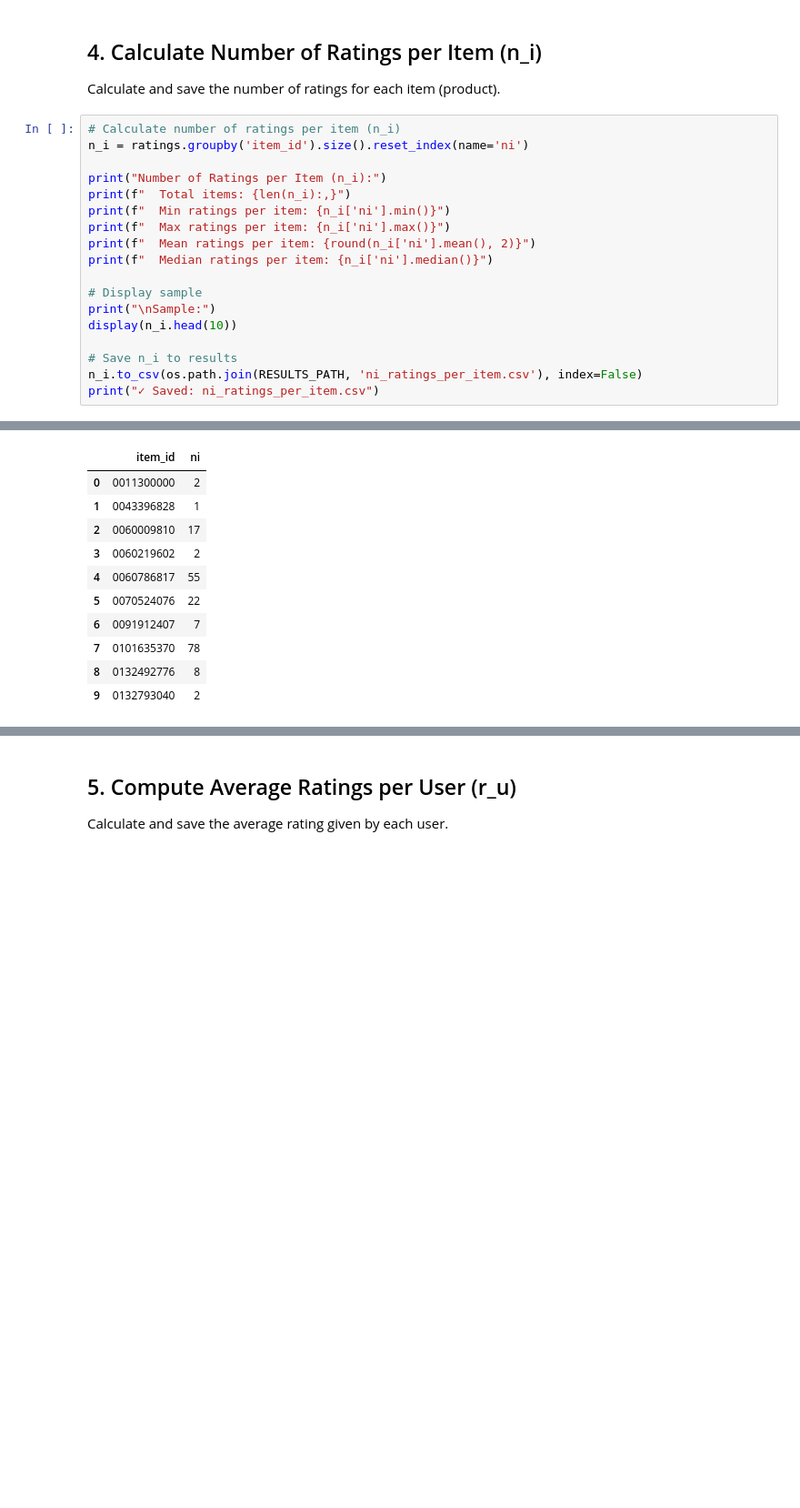
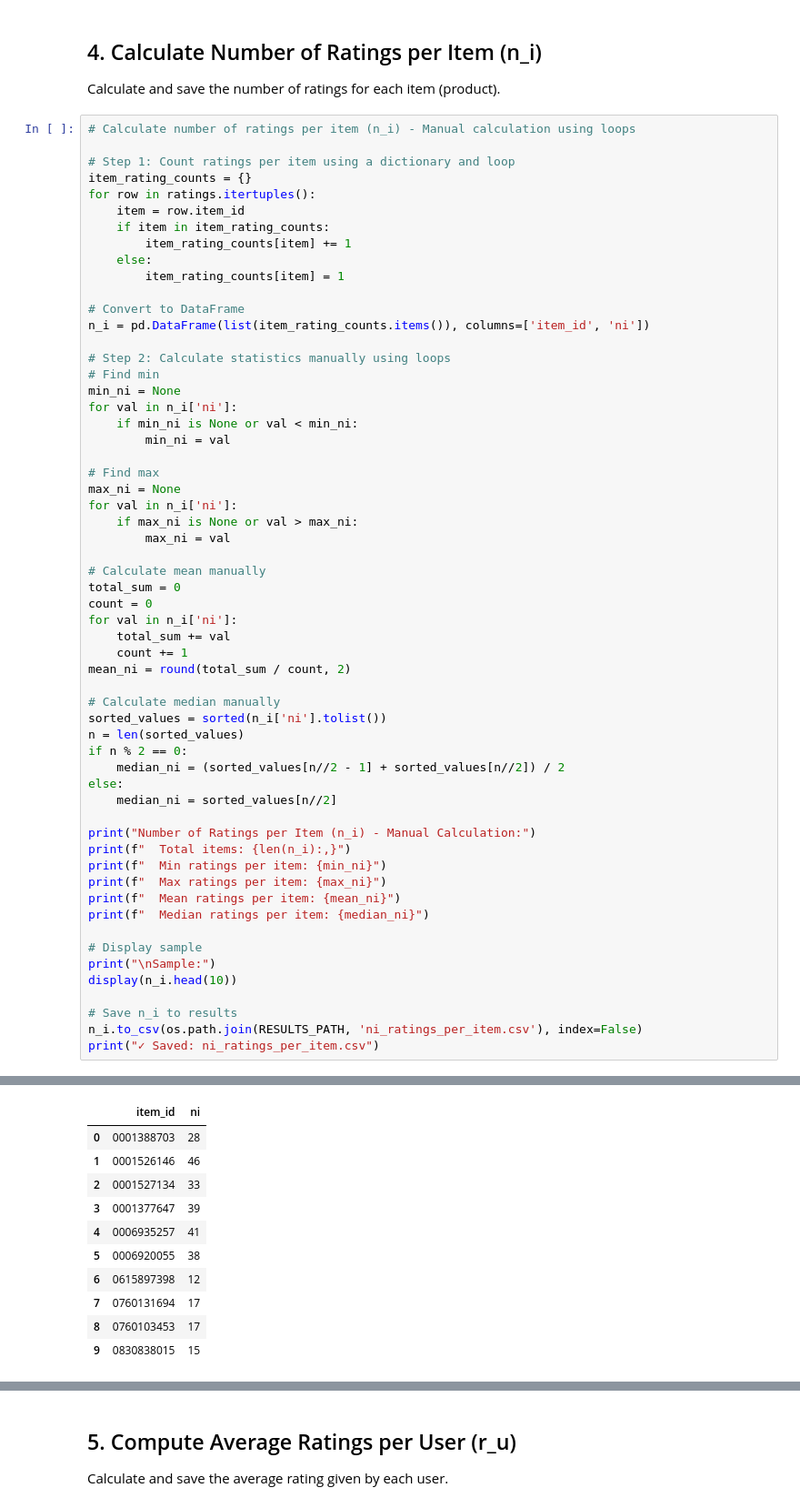
Before and after one commit to AdhammElwakeel/AIE425-Assignment-Group-X-, a Jupyter notebook: section1_statistical_analysis/statistical_analysis.ipynb, the cells around one changed output, grey strips where cells are left out. Shown at 91% size. Drawn from its saved outputs; the diff is of its cells as text; blank space fills up the shorter version.

Commit message:
Update notebooks with comments, item-based CF, and reports

```diff
--- a/section1_statistical_analysis/statistical_analysis.ipynb
+++ b/section1_statistical_analysis/statistical_analysis.ipynb
@@ -218,15 +313,55 @@ Sample:
 
 Calculate and save the number of ratings for each item (product).
 # %%
-# Calculate number of ratings per item (n_i)
-n_i = ratings.groupby('item_id').size().reset_index(name='ni')
+# Calculate number of ratings per item (n_i) - Manual calculation using loops
 
-print("Number of Ratings per Item (n_i):")
+# Step 1: Count ratings per item using a dictionary and loop
+item_rating_counts = {}
+for row in ratings.itertuples():
+    item = row.item_id
+    if item in item_rating_counts:
+        item_rating_counts[item] += 1
+    else:
+        item_rating_counts[item] = 1
+
+# Convert to DataFrame
+n_i = pd.DataFrame(list(item_rating_counts.items()), columns=['item_id', 'ni'])
+
+# Step 2: Calculate statistics manually using loops
+# Find min
+min_ni = None
+for val in n_i['ni']:
+    if min_ni is None or val < min_ni:
+        min_ni = val
+
+# Find max
+max_ni = None
+for val in n_i['ni']:
+    if max_ni is None or val > max_ni:
+        max_ni = val
+
+# Calculate mean manually
+total_sum = 0
+count = 0
+for val in n_i['ni']:
+    total_sum += val
+    count += 1
+mean_ni = round(total_sum / count, 2)
+
+# Calculate median manually
+sorted_values = sorted(n_i['ni'].tolist())
+n = len(sorted_values)
+if n % 2 == 0:
+    median_ni = (sorted_values[n//2 - 1] + sorted_values[n//2]) / 2
+else:
+    median_ni = sorted_values[n//2]
+
+print("Number of Ratings per Item (n_i) - Manual Calculation:")
 print(f"  Total items: {len(n_i):,}")
-print(f"  Min ratings per item: {n_i['ni'].min()}")
-print(f"  Max ratings per item: {n_i['ni'].max()}")
-print(f"  Mean ratings per item: {round(n_i['ni'].mean(), 2)}")
-print(f"  Median ratings per item: {n_i['ni'].median()}")
+print(f"  Min ratings per item: {min_ni}")
+print(f"  Max ratings per item: {max_ni}")
+print(f"  Mean ratings per item: {mean_ni}")
+print(f"  Median ratings per item: {median_ni}")
 
 # Display sample
 print("\nSample:")
@@ -245,16 +380,16 @@ Number of Ratings per Item (n_i):
 
 Sample:
 |  | item_id | ni |
-| 0 | 0011300000 | 2 |
-| 1 | 0043396828 | 1 |
-| 2 | 0060009810 | 17 |
-| 3 | 0060219602 | 2 |
-| 4 | 0060786817 | 55 |
-| 5 | 0070524076 | 22 |
-| 6 | 0091912407 | 7 |
-| 7 | 0101635370 | 78 |
-| 8 | 0132492776 | 8 |
-| 9 | 0132793040 | 2 |
+| 0 | 0001388703 | 28 |
+| 1 | 0001526146 | 46 |
+| 2 | 0001527134 | 33 |
+| 3 | 0001377647 | 39 |
+| 4 | 0006935257 | 41 |
+| 5 | 0006920055 | 38 |
+| 6 | 0615897398 | 12 |
+| 7 | 0760131694 | 17 |
+| 8 | 0760103453 | 17 |
+| 9 | 0830838015 | 15 |
 ✓ Saved: ni_ratings_per_item.csv
 # %% [markdown]
 ## 5. Compute Average Ratings per User (r_u)
```
Also changed, not shown: parts of 31 cells of this notebook, 7 other files.
